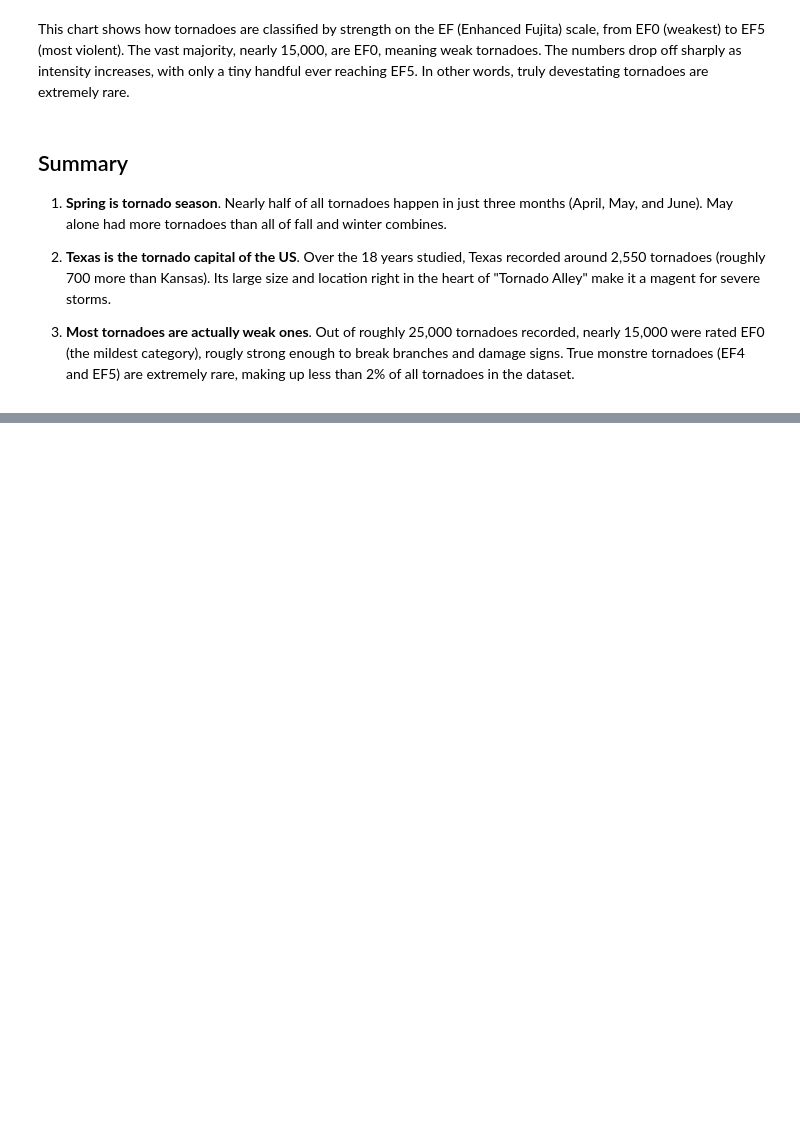
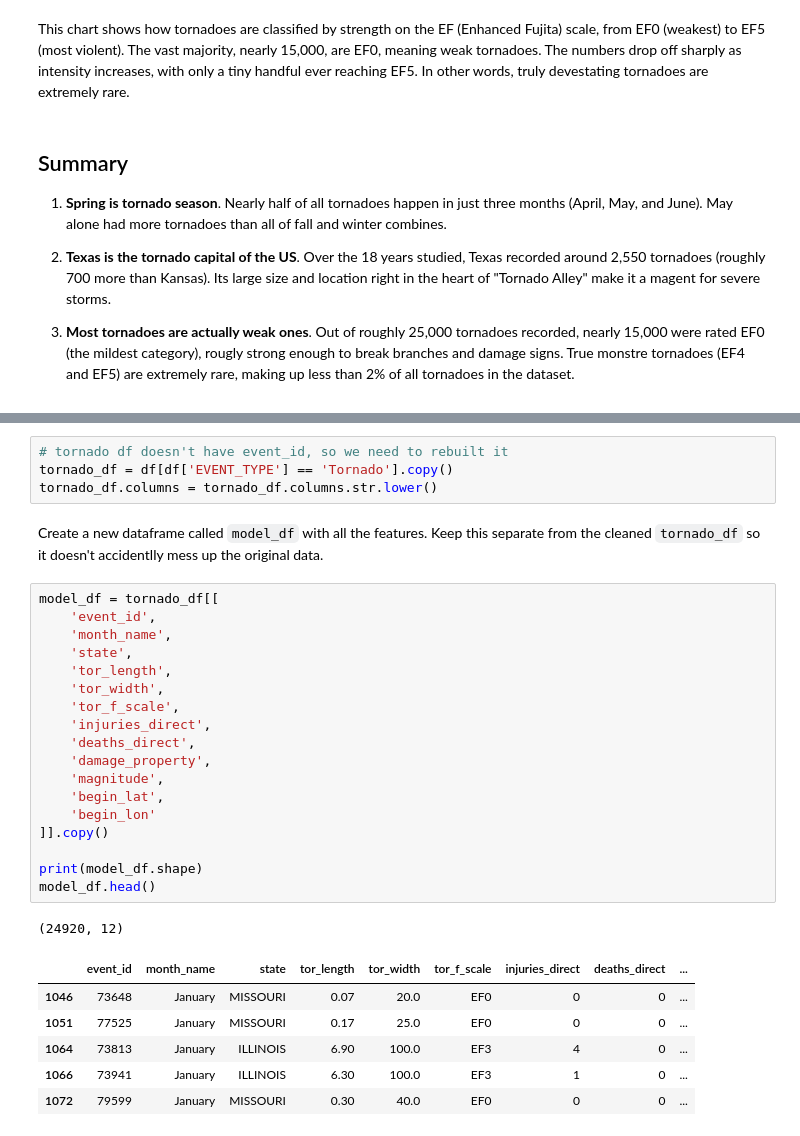
Before and after one commit to PriscillaHandoyo/storm-chaser, a Jupyter notebook: notebook.ipynb, the cells around one changed output, grey strips where cells are left out. Saved outputs shown, nothing was run; the diff lists cells and outputs as text; blank space fills up the shorter version.

```diff
--- a/notebook.ipynb
+++ b/notebook.ipynb
@@ -202,0 +264,32 @@ This chart shows how tornadoes are classified by strength on the EF (Enhanced Fu
+# %%
+# tornado df doesn't have event_id, so we need to rebuilt it
+tornado_df = df[df['EVENT_TYPE'] == 'Tornado'].copy()
+tornado_df.columns = tornado_df.columns.str.lower()
+# %% [markdown]
+Create a new dataframe called `model_df` with all the features. Keep this separate from the cleaned `tornado_df` so it doesn't accidentlly mess up the original data.
+# %%
+model_df = tornado_df[[
+    'event_id',
+    'month_name',
+    'state',
+    'tor_length',
+    'tor_width',
+    'tor_f_scale',
+    'injuries_direct',
+    'deaths_direct',
+    'damage_property',
+    'magnitude',
+    'begin_lat',
+    'begin_lon'
+]].copy()
+
+print(model_df.shape)
+model_df.head()
+# %% [output]
+(24920, 12)
+|  | event_id | month_name | state | tor_length | tor_width | tor_f_scale | injuries_direct | deaths_direct | ... |
+| 1046 | 73648 | January | MISSOURI | 0.07 | 20.0 | EF0 | 0 | 0 | ... |
+| 1051 | 77525 | January | MISSOURI | 0.17 | 25.0 | EF0 | 0 | 0 | ... |
+| 1064 | 73813 | January | ILLINOIS | 6.90 | 100.0 | EF3 | 4 | 0 | ... |
+| 1066 | 73941 | January | ILLINOIS | 6.30 | 100.0 | EF3 | 1 | 0 | ... |
+| 1072 | 79599 | January | MISSOURI | 0.30 | 40.0 | EF0 | 0 | 0 | ... |
```
Also changed, not shown: parts of 21 cells of this notebook.
